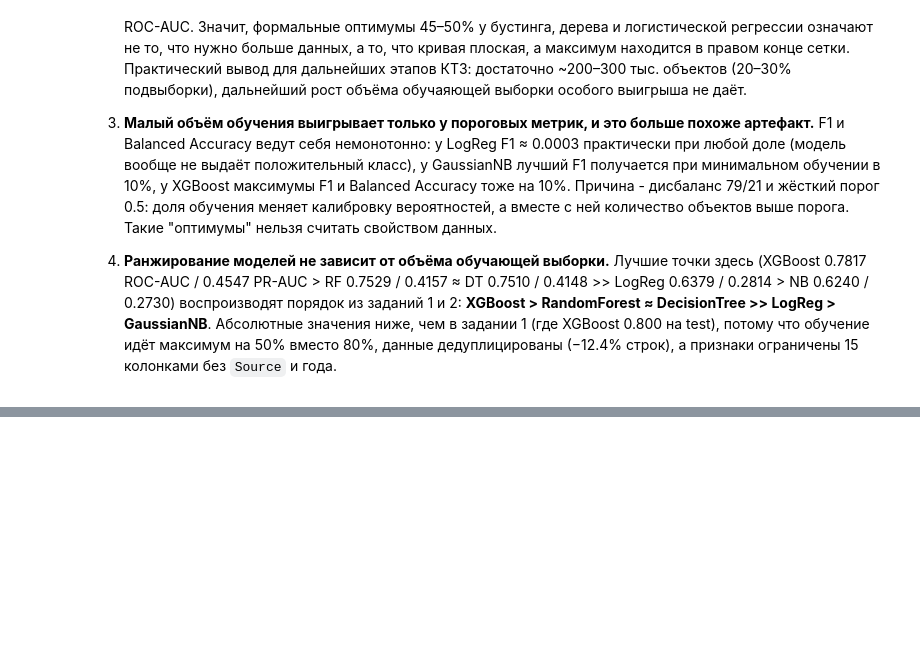
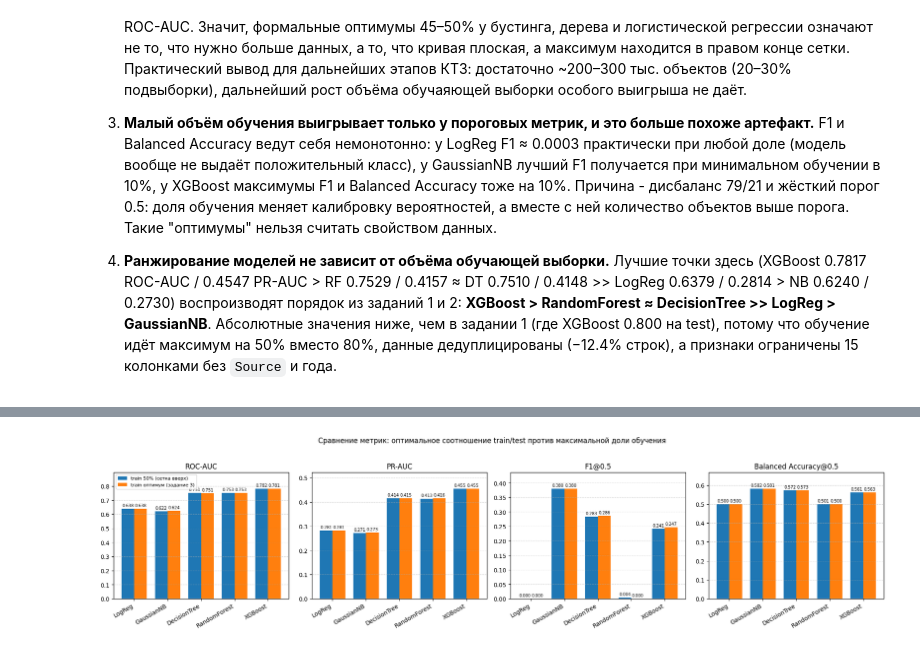
Before and after one commit to Dead-Ded/AITechnologiesMaster, a Jupyter notebook: kt3/kt3_tasks.ipynb, the cells around one changed output, grey strips where cells are left out. Saved outputs shown, nothing was run; the diff lists cells and outputs as text; code cells hidden in the pictures; blank space fills up the shorter version.

Commit message:
КТ3 задание 4

```diff
--- a/kt3/kt3_tasks.ipynb
+++ b/kt3/kt3_tasks.ipynb
@@ -757,0 +914,31 @@ print(f"Таблица сохранена: task3_metrics_table.csv, строк:
+# %%
+# два протокола: train/test = 50/50 (максимум сетки) против оптимальной доли по модели
+cmp_metrics = ["ROC-AUC", "PR-AUC", "F1@0.5", "Balanced Accuracy@0.5"]
+cmp_df = opt_df4[["train_share_%"] + cmp_metrics].join(ref_df[cmp_metrics], rsuffix="_ref50")
+
+fig, axes = plt.subplots(1, 4, figsize=(19, 4.6))
+models_order = list(models_dict3.keys())
+xpos = np.arange(len(models_order))
+w = 0.38
+
+for i, metric in enumerate(cmp_metrics):
+    ax = axes[i]
+    v_opt = cmp_df[metric].values
+    v_ref = cmp_df[f"{metric}_ref50"].values
+    b1 = ax.bar(xpos - w / 2, v_ref, w, label="train 50% (сетка вверх)")
+    b2 = ax.bar(xpos + w / 2, v_opt, w, label="train оптимум (задание 3)")
+    for bars in (b1, b2):
+        ax.bar_label(bars, fmt="%.3f", fontsize=7, padding=2)
+    ax.set_xticks(xpos)
+    ax.set_xticklabels(models_order, rotation=30, ha="right")
+    ax.set_title(metric)
+    ax.grid(axis="y", linestyle="--", alpha=0.5)
+    ax.margins(y=0.15)
+
+axes[0].legend(fontsize=8)
+fig.suptitle("Сравнение метрик: оптимальное соотношение train/test против максимальной доли обучения", y=1.03)
+plt.tight_layout()
+plt.savefig("task4_compare_splits.png", dpi=150, bbox_inches="tight")
+plt.show()
+# %% [output]
+[figure, added]
```
Also changed, not shown: parts of 9 cells of this notebook, 9 other files.
